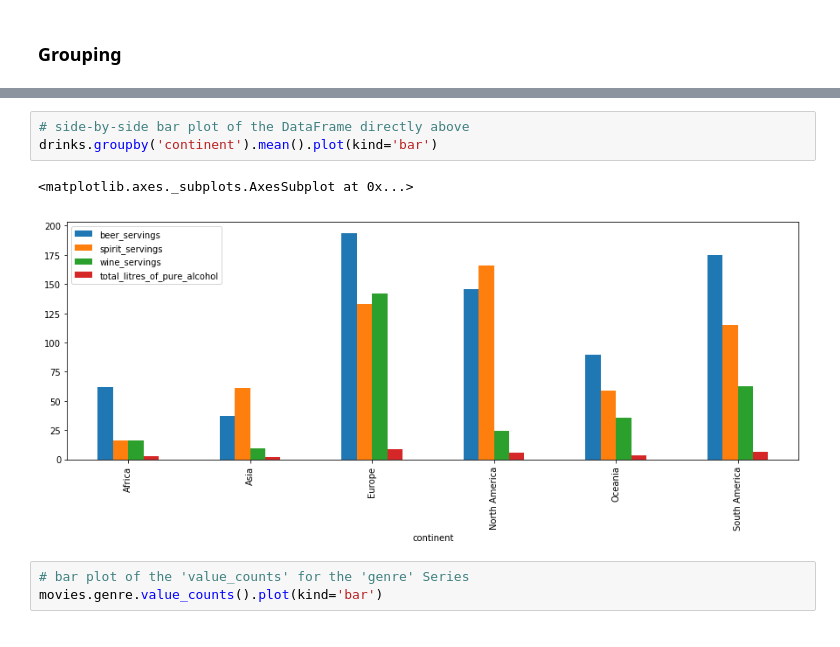
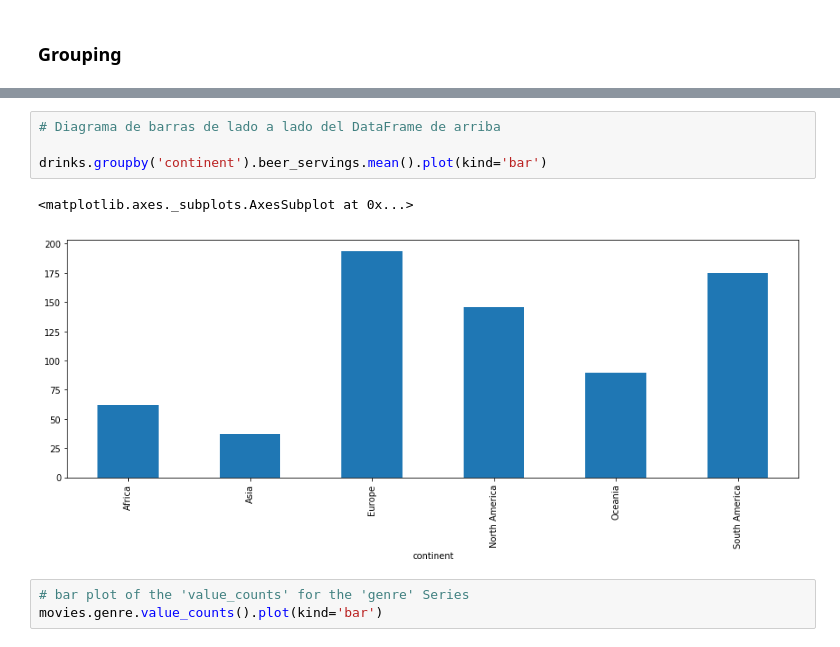
Before and after one commit to gersongams/CursoPython, a Jupyter notebook: Notebooks/10. Pandas.ipynb, the cells around one changed output, grey strips where cells are left out. Saved outputs shown, nothing was run; the diff lists cells and outputs as text.

```diff
--- a/Notebooks/10. Pandas.ipynb
+++ b/Notebooks/10. Pandas.ipynb
@@ -639,9 +647,10 @@ drinks.groupby('continent').mean()
 # %%
-# side-by-side bar plot of the DataFrame directly above
-drinks.groupby('continent').mean().plot(kind='bar')
+# Diagrama de barras de lado a lado del DataFrame de arriba
+
+drinks.groupby('continent').beer_servings.mean().plot(kind='bar')
 # %% [output]
 <matplotlib.axes._subplots.AxesSubplot at 0x...>
-[figure, old version]
+[figure, new version]
 # %%
 # bar plot of the 'value_counts' for the 'genre' Series
 movies.genre.value_counts().plot(kind='bar')
```
Also changed, not shown: parts of 29 cells of this notebook.
